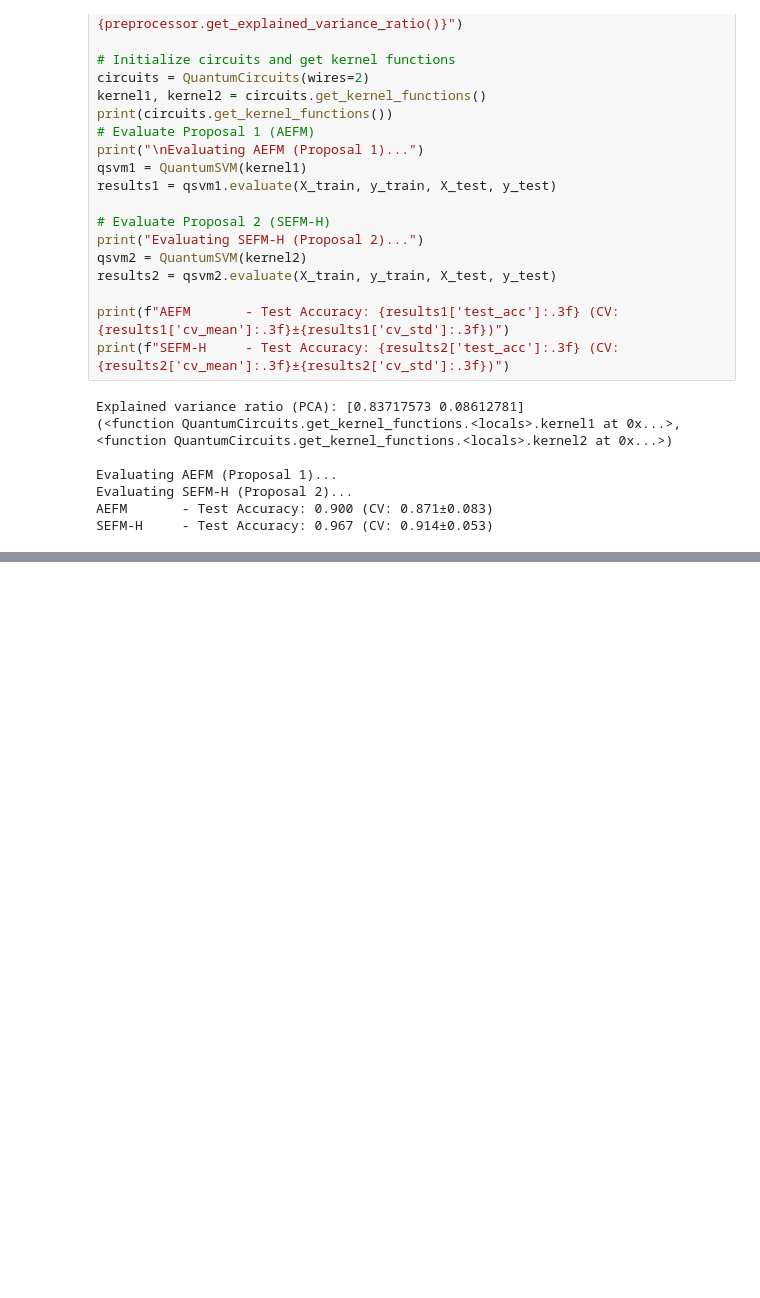
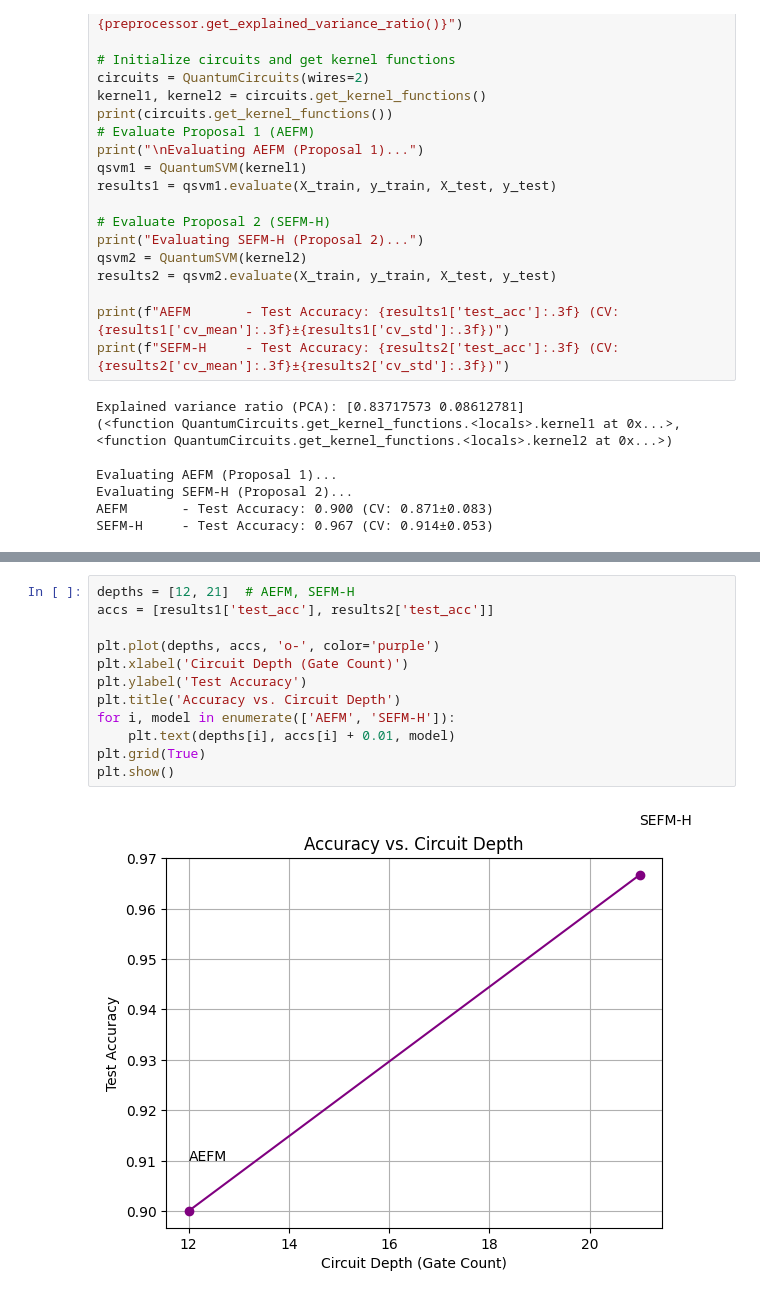
Before and after one commit to SyedT1/QSVM_T4, a Jupyter notebook: demo_v1.ipynb, the cells around one changed output, grey strips where cells are left out. Saved outputs shown, nothing was run; the diff lists cells and outputs as text; blank space fills up the shorter version.

```diff
--- a/demo_v1.ipynb
+++ b/demo_v1.ipynb
@@ -34,0 +104,14 @@ SEFM-H     - Test Accuracy: 0.967 (CV: 0.914±0.053)
+# %%
+depths = [12, 21]  # AEFM, SEFM-H
+accs = [results1['test_acc'], results2['test_acc']]
+
+plt.plot(depths, accs, 'o-', color='purple')
+plt.xlabel('Circuit Depth (Gate Count)')
+plt.ylabel('Test Accuracy')
+plt.title('Accuracy vs. Circuit Depth')
+for i, model in enumerate(['AEFM', 'SEFM-H']):
+    plt.text(depths[i], accs[i] + 0.01, model)
+plt.grid(True)
+plt.show()
+# %% [output]
+[figure, added]
```
Also changed, not shown: parts of 3 cells of this notebook.
